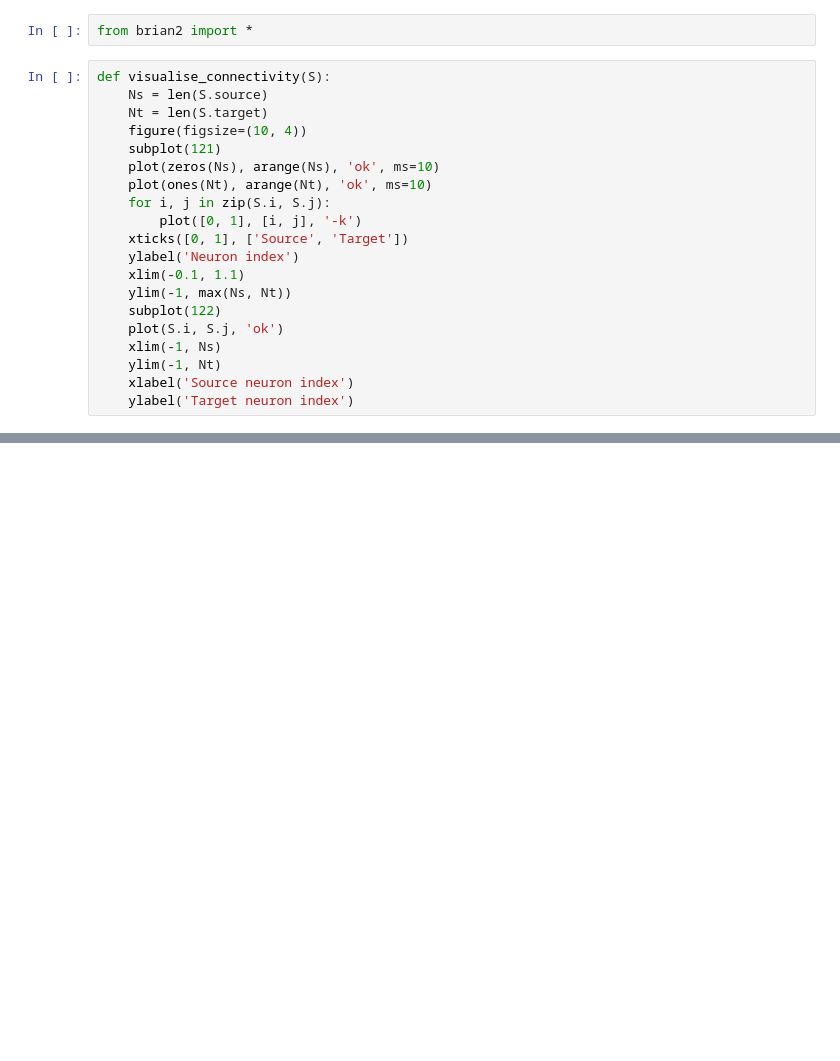
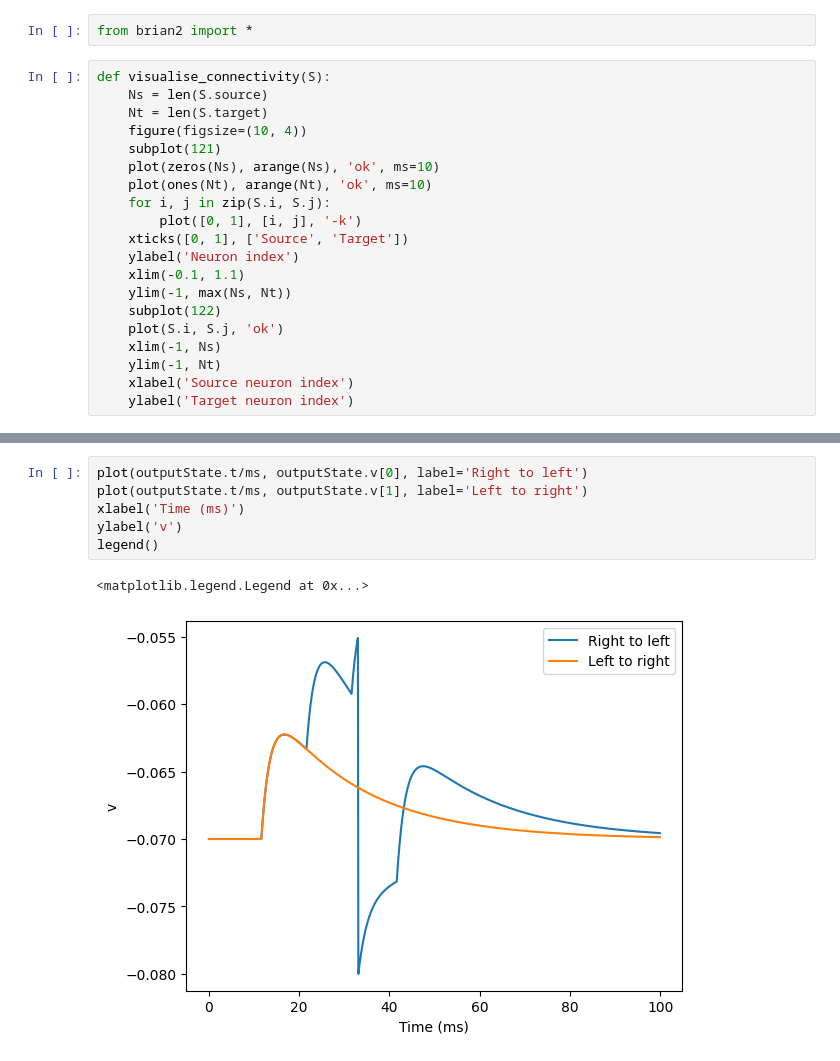
Before and after one commit to Lundsak/D7046E-SNN-project-Epsilon, a Jupyter notebook: brian2-test.ipynb, the cells around one changed output, grey strips where cells are left out. Drawn from its saved outputs; the diff is of its cells as text; blank space fills up the shorter version.

```diff
--- a/brian2-test.ipynb
+++ b/brian2-test.ipynb
@@ -164,3 +215,12 @@ Output Spikes:
+# %%
+plot(outputState.t/ms, outputState.v[0], label='Right to left')
+plot(outputState.t/ms, outputState.v[1], label='Left to right')
+xlabel('Time (ms)')
+ylabel('v')
+legend()
+# %% [output]
+<matplotlib.legend.Legend at 0x...>
+[figure, added]
 # %%
 plot(relayState.t/ms, relayState.v[0], label='Relay1')
 plot(relayState.t/ms, relayState.v[1], label='Relay2')
```
Also changed, not shown: parts of 5 cells of this notebook, 1 other file.
